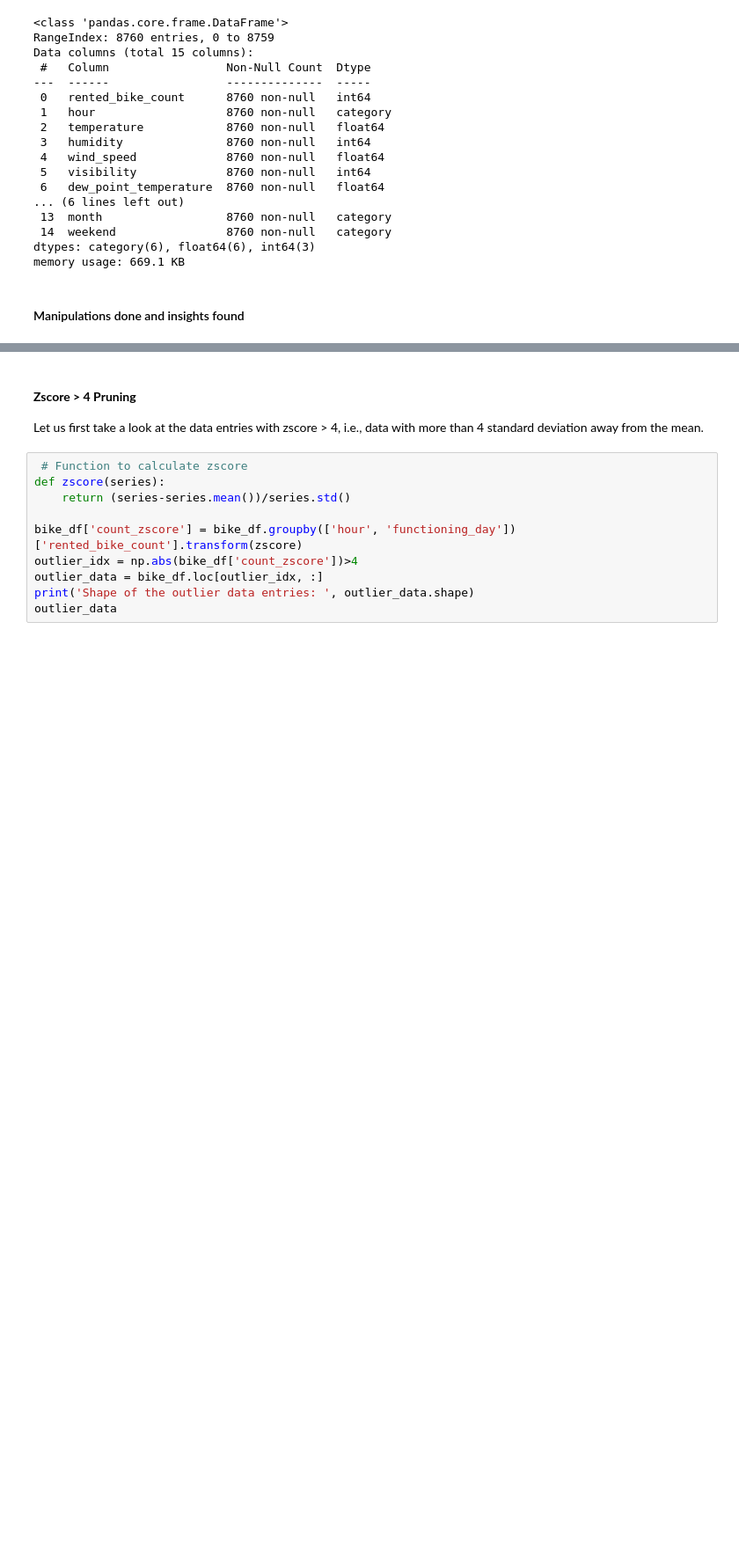
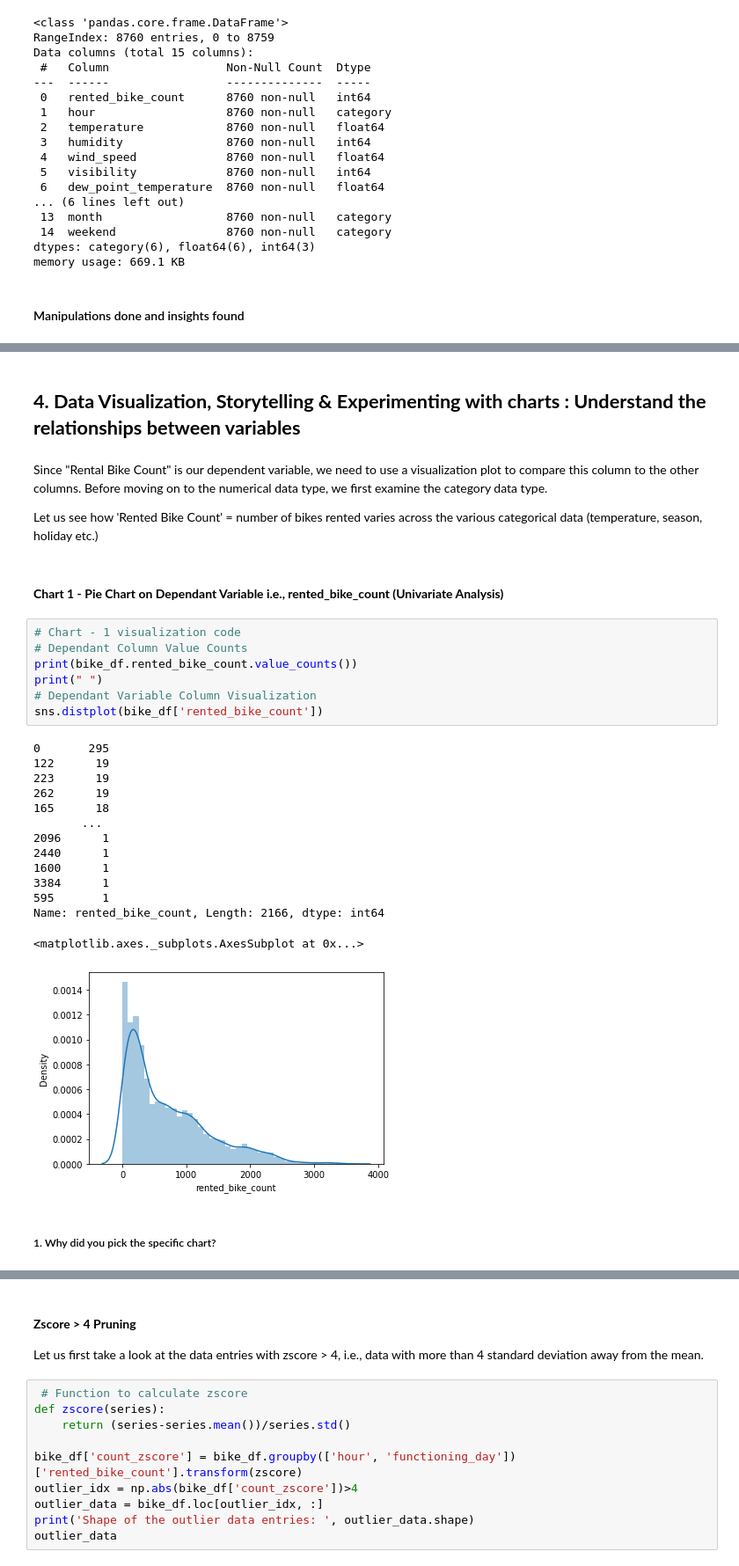
Before and after one commit to Navneet2409/bike-sharing-demand-prediction, a Jupyter notebook: Bike_Sharing_Notebook_Navneet_Keshri.ipynb, the cells around one changed output, grey strips where cells are left out. Shown at 88% size. Cells and saved outputs as stored; diff of their text form; blank space fills up the shorter version.

```diff
--- a/Bike_Sharing_Notebook_Navneet_Keshri.ipynb
+++ b/Bike_Sharing_Notebook_Navneet_Keshri.ipynb
@@ -668,0 +394,32 @@ ax.set(xlabel='snowfall', ylabel='rented_bike_count', title='Average bike rental
+# %% [markdown]
+## **4. Data Visualization, Storytelling & Experimenting with charts : Understand the relationships between variables**
+# %% [markdown]
+Since "Rental Bike Count" is our dependent variable, we need to use a visualization plot to compare this column to the other columns. Before moving on to the numerical data type, we first examine the category data type.
+
+Let us see how 'Rented Bike Count' = number of bikes rented varies across the various categorical data (temperature, season, holiday etc.)
+# %% [markdown]
+#### **Chart 1 - Pie Chart on Dependant Variable i.e., rented_bike_count (Univariate Analysis)**
+# %%
+# Chart - 1 visualization code
+# Dependant Column Value Counts
+print(bike_df.rented_bike_count.value_counts())
+print(" ")
+# Dependant Variable Column Visualization
+sns.distplot(bike_df['rented_bike_count'])
+# %% [output]
+0       295
+122      19
+223      19
+262      19
+165      18
+       ...
+2096      1
+2440      1
+1600      1
+3384      1
+595       1
+Name: rented_bike_count, Length: 2166, dtype: int64
+<matplotlib.axes._subplots.AxesSubplot at 0x...>
+[figure, added]
+# %% [markdown]
+##### 1. Why did you pick the specific chart?
```
Also changed, not shown: parts of 378 cells of this notebook.
